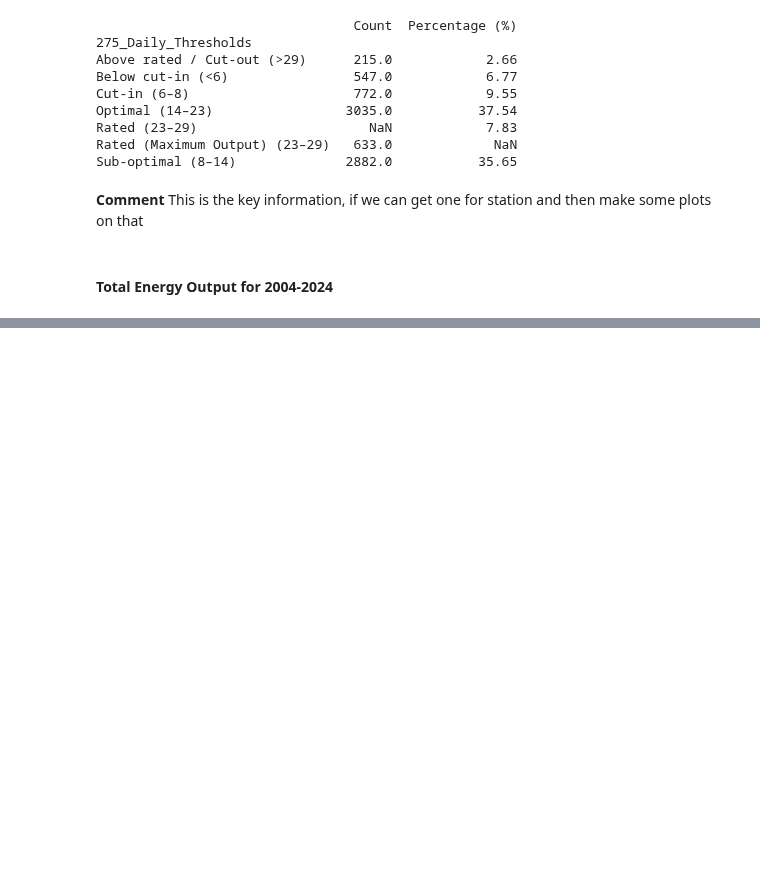
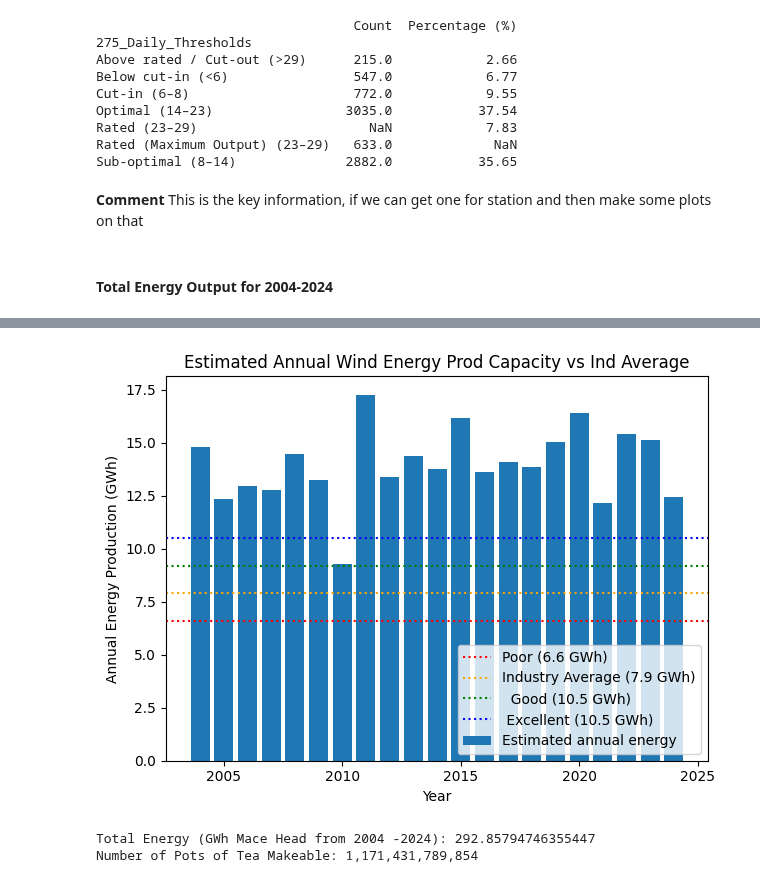
Before and after one commit to PectenMaximus/PFDA_2025_Project-, a Jupyter notebook: Project.ipynb, the cells around one changed output, grey strips where cells are left out. Drawn from its saved outputs; the diff is of its cells as text; code cells hidden in the pictures; blank space fills up the shorter version.

```diff
--- a/Project.ipynb
+++ b/Project.ipynb
@@ -773 +827,11 @@ Our Assumption for how much Mass the air has:
+# %%
+# Filter data for operating wind speeds (6 to 29 knots) - Any other time there is no energy being produced
+data_275dl_WindOnly_operating = (
+    data_275dl_WindOnly
+    .loc[
+        (data_275dl_WindOnly["wdsp"] >= 6) &
+        (data_275dl_WindOnly["wdsp"] <= 29)
+    ]
+    .copy()
+)
 # %%
@@ -852,0 +968,49 @@ plt.show()
+# %%
+# Industry averages for comparison against
+Poor = 6.6
+Ind_Average = 7.9
+Good = 9.2
+Excellent = 10.5
+
+# Plot annual energy production vs
+plt.figure()
+plt.bar(
+    annual_energy_GWh["year"],
+    annual_energy_GWh["energy_GWh"],
+    label="Estimated annual energy"
+)
+
+# Plot Industry Comparisons
+plt.axhline(y=Poor, color='red', linestyle='dotted', label='Poor (6.6 GWh)')
+plt.axhline(y=Ind_Average, color='orange', linestyle='dotted', label='Industry Average (7.9 GWh)')
+plt.axhline(y=Good, color='green', linestyle='dotted', label='  Good (10.5 GWh)')
+plt.axhline(y=Excellent, color='blue', linestyle='dotted', label=' Excellent (10.5 GWh)')
+
+# Plot details
+plt.xlabel("Year")
+plt.ylabel("Annual Energy Production (GWh)")
+plt.title("Estimated Annual Wind Energy Prod Cap vs Ind Average")
+
+# Move legend to bottom right
+plt.legend(loc='lower right')
+plt.tight_layout()
+plt.show()
+# %% [output]
+[figure, added]
+# %%
+# Calculate total energy produced over the period 2004-2024
+total_energy_gwh = annual_energy_GWh['energy_GWh'].sum()
+print(f"Total Energy (GWh Mace Head from 2004 -2024): {total_energy_gwh}")
+
+# Convert total_energy_gwh to Wh
+total_energy_wh = total_energy_gwh * 1e9  # 1 GWh = 1e9 Wh
+
+# Define Pot of Tea (say one kettle boil is 0.25kwh)
+Kettel_Boil = 0.25
+
+# Calculate number of kettle boils
+number_of_pots_tea = total_energy_wh / (Kettel_Boil)
+print(f"Number of Pots of Tea Makeable: {number_of_pots_tea:,.0f}")
+# %% [output]
+Total Energy (GWh Mace Head from 2004 -2024): 292.85794746355447
+Number of Pots of Tea Makeable: 1,171,431,789,854
```
Also changed, not shown: parts of 17 cells of this notebook.
